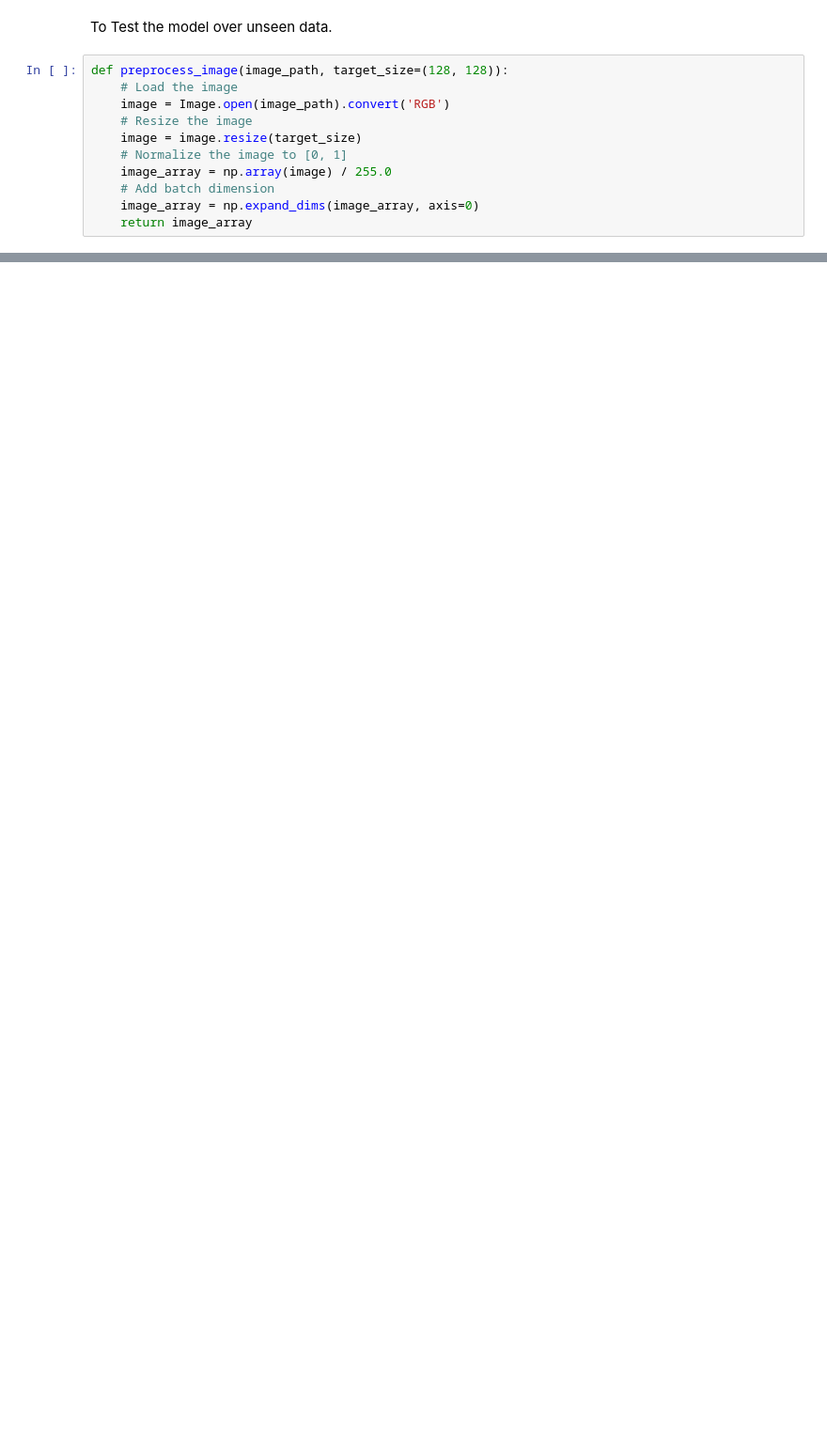
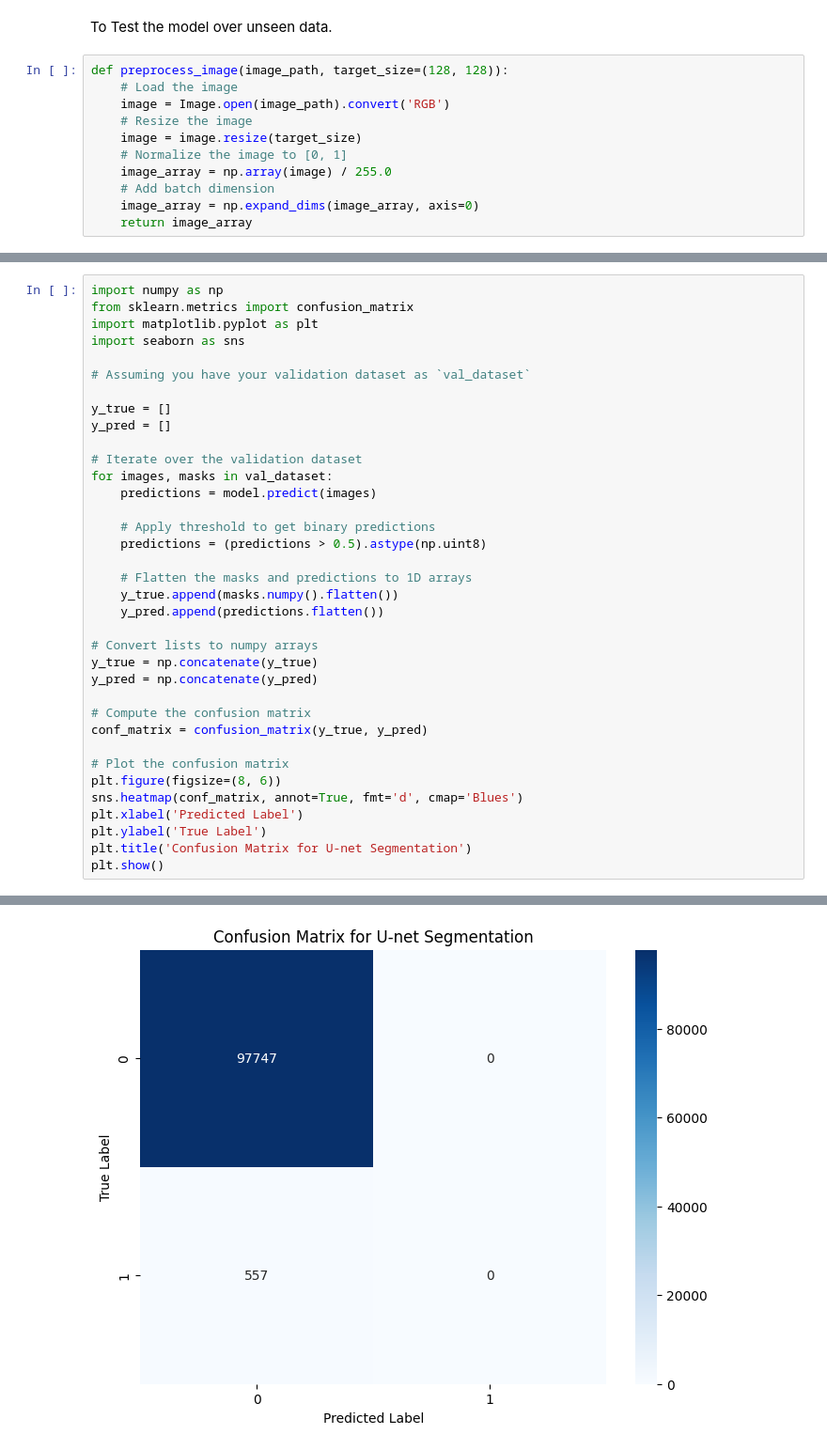
Before and after one commit to Tabs2206/Meteor-Detection, a Jupyter notebook: u-netmodel/ModelWithPolygonData_(1).ipynb, the cells around one changed output, grey strips where cells are left out. Shown at 94% size. Drawn from its saved outputs; the diff is of its cells as text; blank space fills up the shorter version.

```diff
--- a/u-netmodel/ModelWithPolygonData_(1).ipynb
+++ b/u-netmodel/ModelWithPolygonData_(1).ipynb
@@ -385,0 +425,37 @@ plt.show()
+# %%
+import numpy as np
+from sklearn.metrics import confusion_matrix
+import matplotlib.pyplot as plt
+import seaborn as sns
+
+# Assuming you have your validation dataset as `val_dataset`
+
+y_true = []
+y_pred = []
+
+# Iterate over the validation dataset
+for images, masks in val_dataset:
+    predictions = model.predict(images)
+
+    # Apply threshold to get binary predictions
+    predictions = (predictions > 0.5).astype(np.uint8)
+
+    # Flatten the masks and predictions to 1D arrays
+    y_true.append(masks.numpy().flatten())
+    y_pred.append(predictions.flatten())
+
+# Convert lists to numpy arrays
+y_true = np.concatenate(y_true)
+y_pred = np.concatenate(y_pred)
+
+# Compute the confusion matrix
+conf_matrix = confusion_matrix(y_true, y_pred)
+
+# Plot the confusion matrix
+plt.figure(figsize=(8, 6))
+sns.heatmap(conf_matrix, annot=True, fmt='d', cmap='Blues')
+plt.xlabel('Predicted Label')
+plt.ylabel('True Label')
+plt.title('Confusion Matrix for U-net Segmentation')
+plt.show()
+# %% [output]
@@ -385,0 +479 @@ plt.show()
+[figure, added]
```
Also changed, not shown: parts of 9 cells of this notebook.
